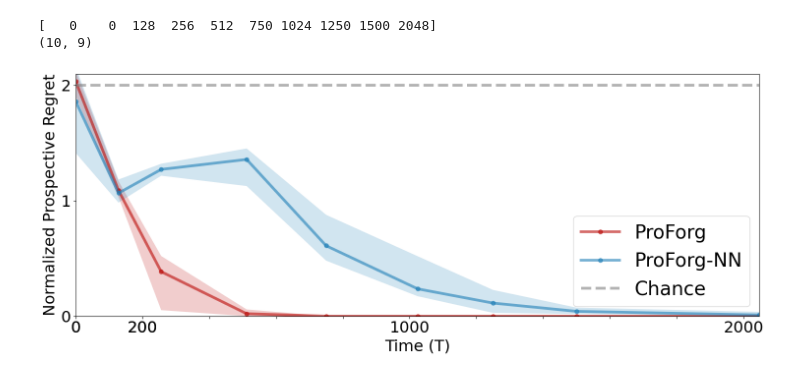
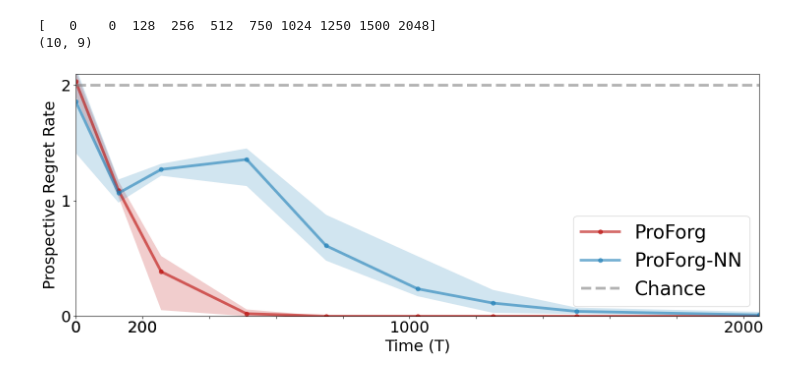
Before and after one commit to neurodata/ProspectiveLearningwithControl, a Jupyter notebook: figures/fig4_new.ipynb, the cells around one changed output. Cells and saved outputs as stored; diff of their text form; code cells hidden in the pictures.

```diff
--- a/figures/fig4_new.ipynb
+++ b/figures/fig4_new.ipynb
@@ -71,32 +71,32 @@ q25  = np.nanpercentile(PREGRETS_DF_arr, 25, axis=0)
 q75  = np.nanpercentile(PREGRETS_DF_arr, 75, axis=0)
 plt.plot(Ts, median,color=colors["PVAFM_oh_RF"], lw = linewidth,marker='o',alpha = 0.6,label = 'ProForg')
 plt.fill_between(Ts, q25, q75, color=colors["PVAFM_oh_RF"], alpha=0.20, edgecolor="none")
 
 
 ## Plot NN
 median = np.median(PREGRETS_NN_arr, axis=0)
 q25  = np.nanpercentile(PREGRETS_NN_arr, 25, axis=0)
 q75  = np.nanpercentile(PREGRETS_NN_arr, 75, axis=0)
 plt.plot(Ts, median,color=colors["PVAFM_oh_NN"], lw = linewidth,marker='o',alpha = 0.6,label = 'ProForg-NN')
 plt.fill_between(Ts, q25, q75, color=colors["PVAFM_oh_NN"], alpha=0.20, edgecolor="none")
 
 plt.plot(Ts, 2*np.ones(len(Ts)),color='grey', lw = linewidth,ls='--',alpha = 0.6,label = 'Chance')
 
 plt.xlabel("Time (T)",fontsize = fontsize-5)
-plt.ylabel("Normalized Prospective Regret", fontsize = fontsize-5)
+plt.ylabel("Prospective Regret Rate", fontsize = fontsize-5)
 
 xticks = Ts
 xticks = [i for i in np.arange(0,2000,200)]+[0,200,2000,20000]
 xticklabels = [str(v) if v in [0,20,200,1000,2000,20000] else ""   # hide every 2nd label
                for i, v in enumerate(xticks)]
 
 plt.xticks(xticks, labels=xticklabels,fontsize = fontsize-5)
 plt.ylim([0,2.1])
 plt.xlim([0,2048])
 plt.yticks([0,1,2],fontsize = fontsize-5)
 plt.legend(fontsize = fontsize)
 plt.tight_layout()
 
 plt.savefig('ProForg_DFNN.png')
 # %% [output]
-[figure, old version]
+[figure, new version]
```
Also changed, not shown: 10 other files.
